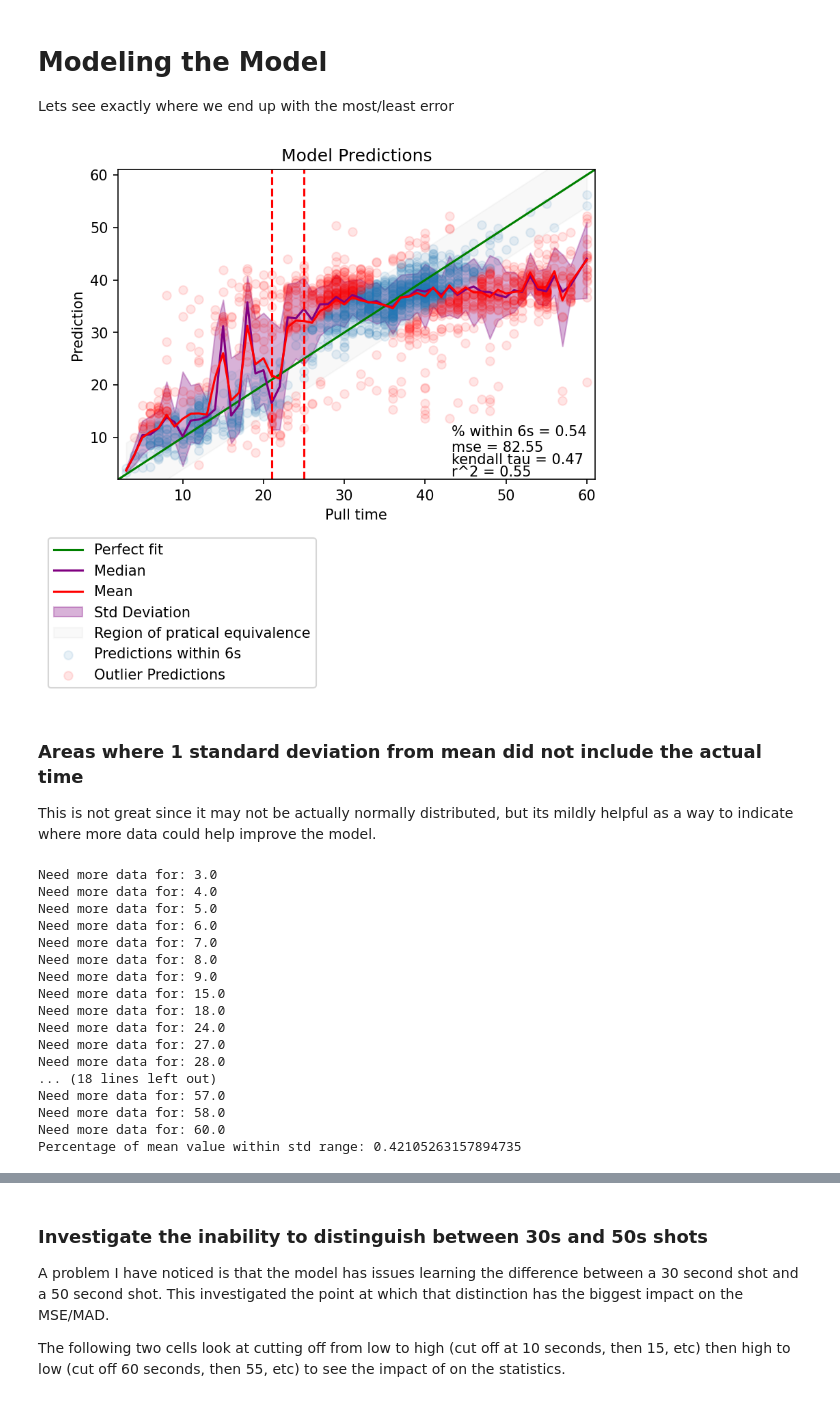
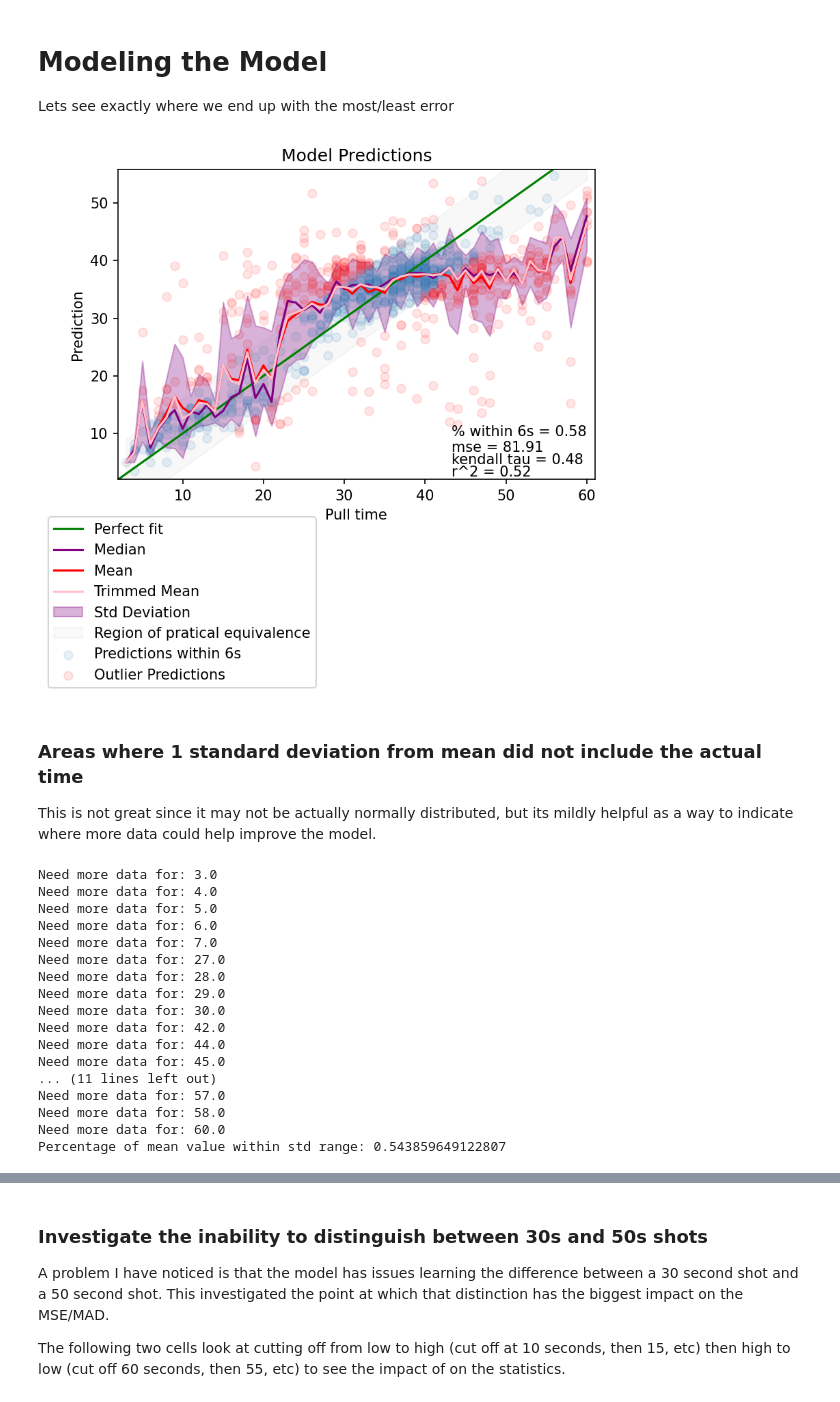
Before and after one commit to badisa/optpresso, a Jupyter notebook: notebooks/modeling-data.ipynb, the cells around one changed output, grey strips where cells are left out. Drawn from its saved outputs; the diff is of its cells as text; code cells hidden in the pictures.

```diff
--- a/notebooks/modeling-data.ipynb
+++ b/notebooks/modeling-data.ipynb
@@ -29,7 +29,8 @@ from IPython.core.display import display
 # Because GPUs aren't that much faster for inference
 os.environ["CUDA_VISIBLE_DEVICES"] = "-1"
 plt.rcParams["figure.dpi"] = 150
-DATA_DIR = os.path.expanduser("~/partition/validation")
+TRAINING_DIR = os.path.expanduser("~/partition/train/")
+DATA_DIR = os.path.expanduser("~/partition/test")
 
 config = load_config()
 if config is None:
@@ -41,6 +42,10 @@ model = load_model(model_path, compile=False)
 loader = GroundsLoader(256, (model.input_shape[1], model.input_shape[2]), directory=DATA_DIR)
 # %%
 paths, y_true, y_pred = predict_values(model, loader)
+# %%
+images_by_time = defaultdict(list)
+for time, img_path in find_test_paths(TRAINING_DIR):
+    images_by_time[time].append(img_path)
 # %%
 bins = defaultdict(list)
 for real, pred in zip(y_true, y_pred):
@@ -48,7 +53,7 @@ for real, pred in zip(y_true, y_pred):
 x = np.zeros(len(bins))
 y = np.zeros_like(x)
 meds = np.zeros_like(x)
-# trimmed_mean = np.zeros_like(x)
+trimmed_mean = np.zeros_like(x)
 deviations = np.zeros_like(x)
 areas_missed_by_std = np.zeros(len(bins), dtype=np.bool)
 areas_missed_by_rope = np.zeros(len(bins), dtype=np.bool)
@@ -56,7 +61,7 @@ for i, (time, predictions) in enumerate(sorted(bins.items(), key=lambda x: x[0])
     x[i] = time
     y[i] = np.mean(predictions)
     meds[i] = np.median(predictions)
-#     trimmed_mean[i] = trim_mean(predictions, proportiontocut=0.1)
+    trimmed_mean[i] = trim_mean(predictions, proportiontocut=0.1)
     deviations[i] = np.std(predictions)
     areas_missed_by_std[i] = deviations[i] < abs(y[i] - time)
     areas_missed_by_rope[i] = 6 < abs(y[i] - time)
@@ -67,44 +72,43 @@ fig, ax = plt.subplots(dpi=150)
 ax.axline([0, 0], [1, 1], color="g", label="Perfect fit")
 ax.plot(x, meds, color="purple", label="Median")
 ax.plot(x, y, color="red", label="Mean")
-# ax.plot(x, trimmed_mean, color="pink", label="Trimmed Mean")
+ax.plot(x, trimmed_mean, color="pink", label="Trimmed Mean")
 ax.fill_between(x, (y-deviations), (y+deviations), linestyle="None", color="purple", alpha=.3, label="Std Deviation")
 ax.fill_between(x, (x-6), (x+6), color='gray', alpha=.05, label="Region of pratical equivalence")
 ax.scatter(y_true[good_mask], y_pred[good_mask], alpha=.1, label="Predictions within 6s")
 ax.scatter(y_true[outlier_mask], y_pred[outlier_mask], alpha=.1, label="Outlier Predictions", color="r")
 ax.set_ylabel("Prediction")
 ax.set_xlabel("Pull time")
 ax.set_title("Model Predictions")
 fig.legend(bbox_to_anchor=(0, -.4), loc='lower left')
-ax.set_xlim(min(np.min(y_pred), np.min(x)) - 1, max(np.max(y_pred), np.max(x)) + 1)
-ax.set_ylim(min(np.min(y_pred), np.min(x)) - 1, max(np.max(y_pred), np.max(x)) + 1)
+ax.set_xlim(min(np.min(y_pred), np.min(x)) - 1, np.max(x)+1)
+ax.set_ylim(min(np.min(y_pred), np.min(x)) - 1, max(np.max(y_pred), np.max(y)) + 1)
 ax.annotate(
     "kendall tau = {:.2f}".format(kendalltau(y_true, y_pred)[0]),
     (0.7, 0.05),
     xycoords="axes fraction",
 )
 ax.annotate(
     "r^2 = {:.2f}".format(r2_score(y_true, y_pred)),
     (0.7, 0.01),
     xycoords="axes fraction",
 )
 plt.annotate(
     "mse = {:.2f}".format(mean_squared_error(y_true, y_pred)),
     (0.7, 0.09),
     xycoords="axes fraction",
 )
 plt.annotate(
     "% within 6s = {:.2f}".format(len(y_true[good_mask]) / len(y_true)),
     (0.7, 0.14),
     xycoords="axes fraction",
 )
-plt.axvline(21, color="red", linestyle="--")
-plt.axvline(25, color="red", linestyle="--")
-
+# plt.axvline(21, color="red", linestyle="--")
+# plt.axvline(25, color="red", linestyle="--")
 
 plt.show()
 # %% [output]
-[figure, old version]
+[figure, new version]
 # %% [markdown]
 ### Areas where 1 standard deviation from mean did not include the actual time
 
@@ -125,18 +129,18 @@ Need more data for: 4.0
 Need more data for: 5.0
 Need more data for: 6.0
 Need more data for: 7.0
-Need more data for: 8.0
-Need more data for: 9.0
-Need more data for: 15.0
-Need more data for: 18.0
-Need more data for: 24.0
 Need more data for: 27.0
 Need more data for: 28.0
-... (18 lines left out)
+Need more data for: 29.0
+Need more data for: 30.0
+Need more data for: 42.0
+Need more data for: 44.0
+Need more data for: 45.0
+... (11 lines left out)
 Need more data for: 57.0
 Need more data for: 58.0
 Need more data for: 60.0
-Percentage of mean value within std range: 0.42105263157894735
+Percentage of mean value within std range: 0.543859649122807
 # %%
 hit_rate = 0.0
 for data, missed in zip(x, areas_missed_by_rope):
```
Also changed, not shown: parts of 7 cells of this notebook, 2 other files.
